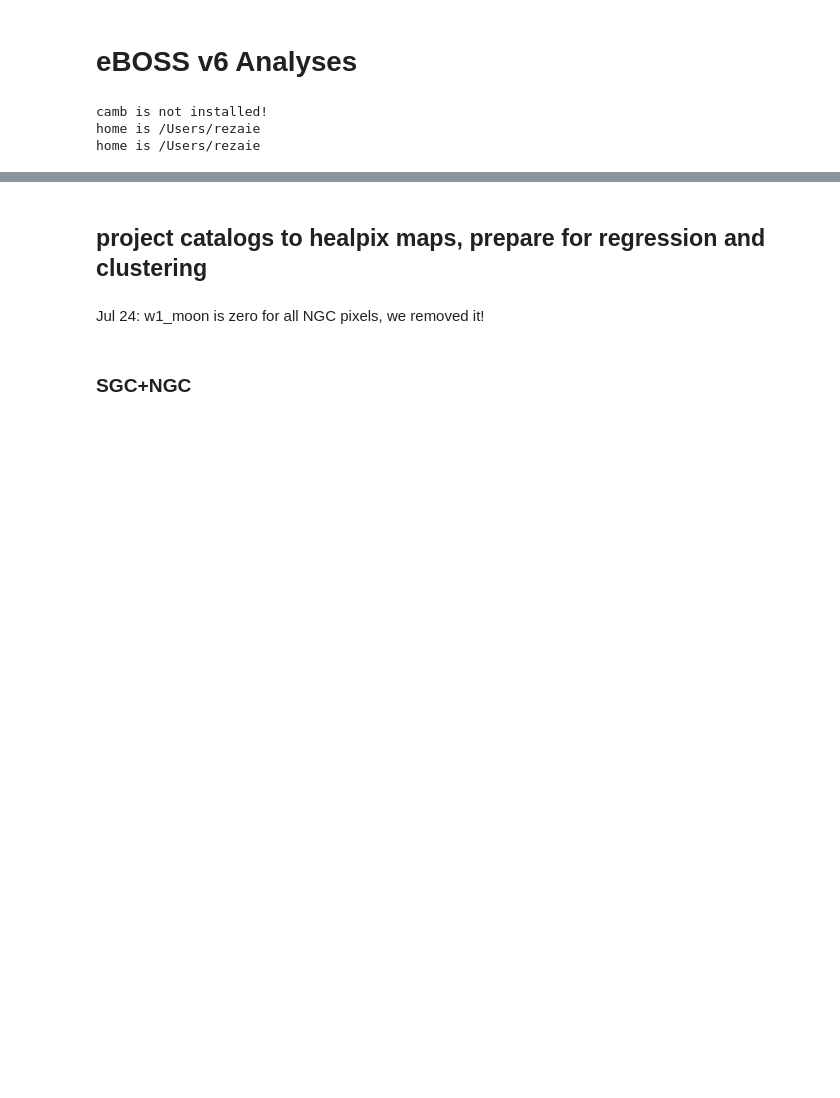
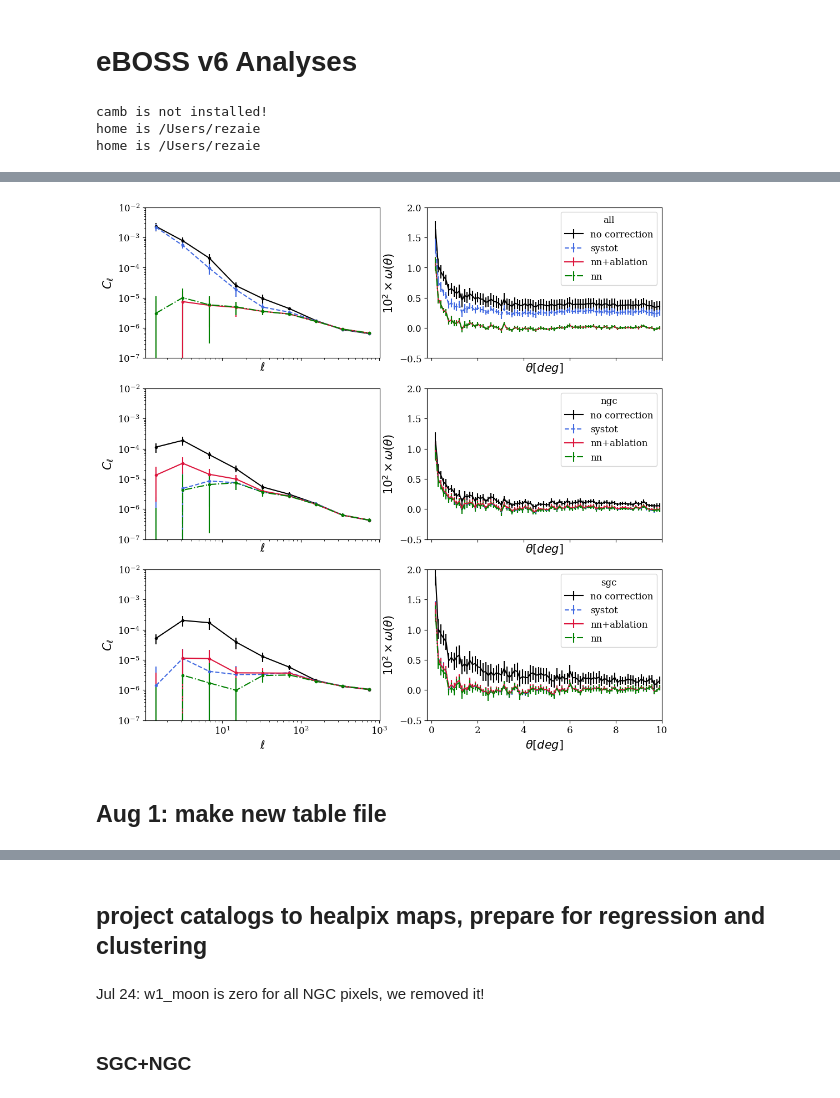
Before and after one commit to mehdirezaie/eboss, a Jupyter notebook: eBOSS_v6_2D.ipynb, the cells around one changed output, grey strips where cells are left out. Saved outputs shown, nothing was run; the diff lists cells and outputs as text; code cells hidden in the pictures; blank space fills up the shorter version.

```diff
--- a/eBOSS_v6_2D.ipynb
+++ b/eBOSS_v6_2D.ipynb
@@ -32,0 +177,71 @@ home is /Users/rezaie
+# %%
+def plot_clxi(filen, filen2, ax, ttl):
+    mpl.rcParams.update(mpl.rcParamsDefault)
+    params = {
+    'axes.spines.right':True,
+    'axes.spines.top':True,
+    'axes.labelsize': 15,
+    #'text.fontsize': 8,
+    'legend.fontsize': 12,
+    'xtick.labelsize': 12,
+    'ytick.labelsize': 12,
+    'text.usetex': False,
+    'figure.figsize': [4, 3],
+    'font.family':'serif',
+    'font.size':12
+    }
+    plt.rcParams.update(params)
+
+    lb = ['uni', 'uni_wsys', 'nn_ab', 'nn_p']
+    lt = ['no correction', 'systot', 'nn+ablation', 'nn']
+    c  = ['k', 'royalblue', 'crimson', 'g', '', 'purple']
+    ls = ['-', '--', '-', '-.', '', '-']
+
+#     fig, ax = plt.subplots(ncols=2, figsize=(8, 4))
+#     plt.subplots_adjust(wspace=0.4)
+
+    kw = dict(bins=np.logspace(np.log10(0.9), np.log10(1030), 10))
+    for i,lbi in enumerate(lb):
+        cl = np.load(filen(lbi)).item()
+        elb, clbe = ut.binit_jac(cl['clerr']['cljks'], **kw)
+        elb, clb  = ut.binit(np.arange(cl['auto'].size), cl['auto']-4.295060549836234e-6, **kw)
+        #print(clb)
+        ax[0].errorbar(elb, clb, yerr=clbe, marker='.', linestyle=ls[i], color=c[i], label=lt[i])
+
+    ax[0].loglog()
+    ax[0].set_ylim(1.e-7, 1.e-2)
+    ax[0].set_xlabel(r'$\ell$')
+    ax[0].set_ylabel(r'$C_{\ell}$')
+
+    fc = 1.e2
+    for i, xii in enumerate(lb):
+        d = np.load(filen2(xii)).item()['auto']
+        t  = 0.5*np.degrees(d['t'][1:]+d['t'][:-1])
+        xi = fc*(d['w']-d['dmean']*d['dmean'])
+
+        xierr=d['werr']
+        ax[1].errorbar(t, xi, yerr=fc*xierr, linestyle=ls[i], color=c[i], label=lt[i])
+        #ax[0].legend(bbox_to_anchor=(0, 1.1, 2, 0.4), loc="lower left",
+        #            mode="expand", borderaxespad=0, ncol=3, frameon=False)
+        ax[1].set_xlabel(r'$\theta [deg]$')
+        ax[1].set_ylabel(r'$10^{2}\times \omega(\theta)$')
+        ax[1].set_xlim(-0.2, 10)
+        ax[1].set_ylim(-0.5, 2.0)
+        ax[1].grid()
+        ax[1].legend(title=ttl)
+    #plt.show()
+
+
+fig, ax = plt.subplots(ncols=2, nrows=3, figsize=(12, 12), sharex='col')
+ax = ax.flatten()
+# plt.subplots_adjust(hspace=0.0)
+
+for i,cap in enumerate(['all', 'ngc', 'sgc']):
+    filen = lambda l:'/Volumes/TimeMachine/data/eboss/v6/results_'+cap+'/clustering/cl_'+l+'.npy'
+    filen2 = lambda l:'/Volumes/TimeMachine/data/eboss/v6/results_'+cap+'/clustering/xi_'+l+'.npy'
+    plot_clxi(filen, filen2, [ax[2*i], ax[2*i+1]], cap)
+plt.show()
+# %% [output]
+[figure, added]
+# %% [markdown]
+## Aug 1: make new table file
```
Also changed, not shown: parts of 38 cells of this notebook, 7 other files.
